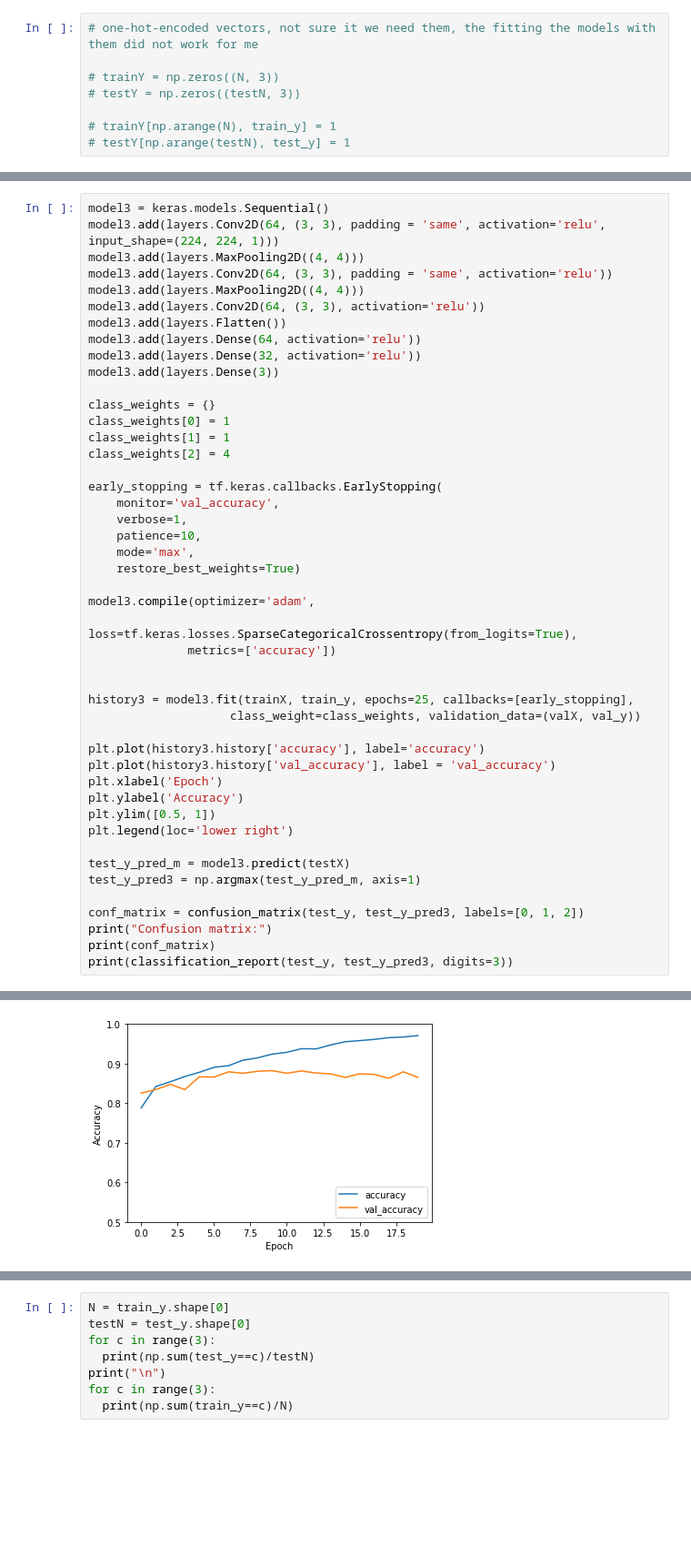
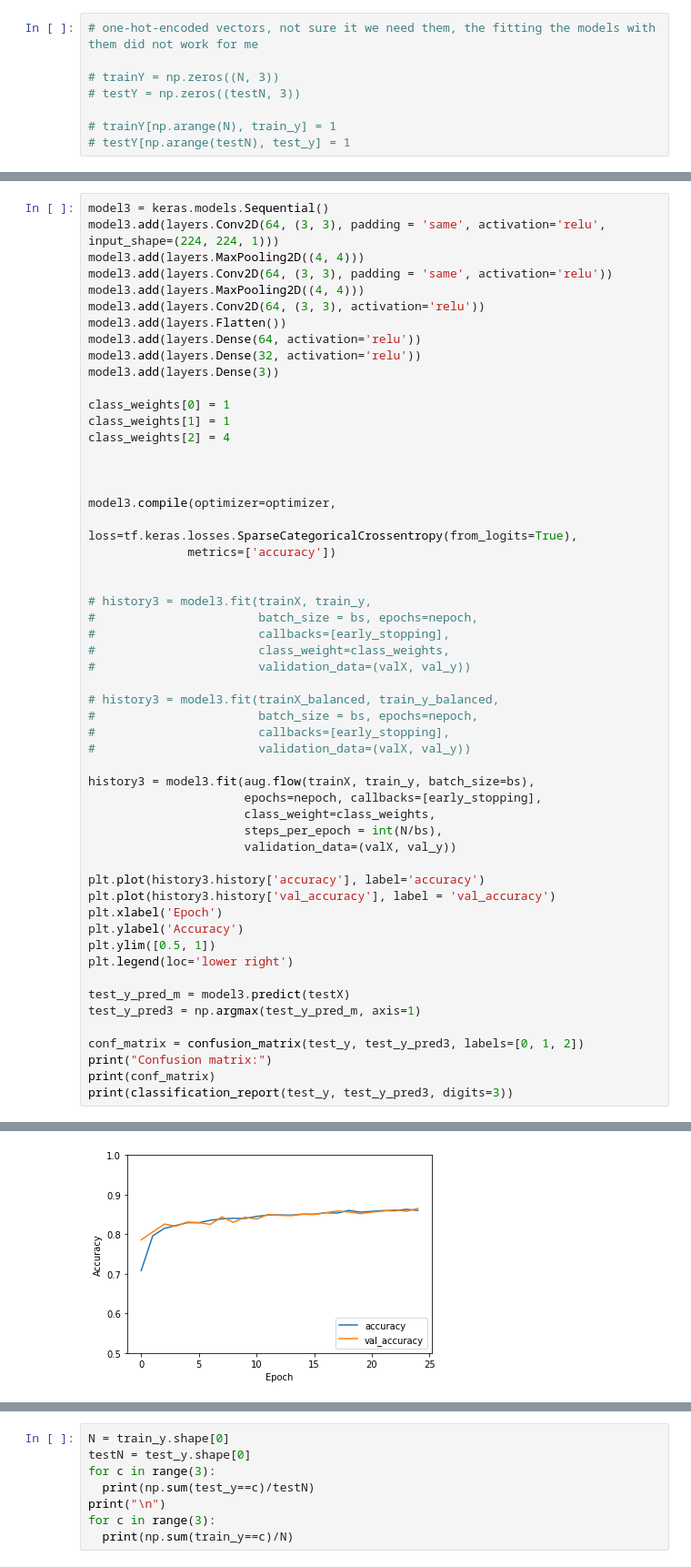
Before and after one commit to mimilazarova/DD2424-covid-xray-project, a Jupyter notebook: playground_colab_mimi.ipynb, the cells around one changed output, grey strips where cells are left out. Shown at 91% size. Drawn from its saved outputs; the diff is of its cells as text; blank space fills up the shorter version.

```diff
--- a/playground_colab_mimi.ipynb
+++ b/playground_colab_mimi.ipynb
@@ -149,25 +218,33 @@ model3.add(layers.Dense(64, activation='relu'))
 model3.add(layers.Dense(32, activation='relu'))
 model3.add(layers.Dense(3))
 
-class_weights = {}
 class_weights[0] = 1
 class_weights[1] = 1
 class_weights[2] = 4
 
-early_stopping = tf.keras.callbacks.EarlyStopping(
-    monitor='val_accuracy',
-    verbose=1,
-    patience=10,
-    mode='max',
-    restore_best_weights=True)
 
-model3.compile(optimizer='adam',
+
+model3.compile(optimizer=optimizer,
               loss=tf.keras.losses.SparseCategoricalCrossentropy(from_logits=True),
               metrics=['accuracy'])
 
 
-history3 = model3.fit(trainX, train_y, epochs=25, callbacks=[early_stopping],
-                    class_weight=class_weights, validation_data=(valX, val_y))
+# history3 = model3.fit(trainX, train_y,
+#                       batch_size = bs, epochs=nepoch,
+#                       callbacks=[early_stopping],
+#                       class_weight=class_weights,
+#                       validation_data=(valX, val_y))
+
+# history3 = model3.fit(trainX_balanced, train_y_balanced,
+#                       batch_size = bs, epochs=nepoch,
+#                       callbacks=[early_stopping],
+#                       validation_data=(valX, val_y))
+
+history3 = model3.fit(aug.flow(trainX, train_y, batch_size=bs),
+                      epochs=nepoch, callbacks=[early_stopping],
+                      class_weight=class_weights,
+                      steps_per_epoch = int(N/bs),
+                      validation_data=(valX, val_y))
 
 plt.plot(history3.history['accuracy'], label='accuracy')
 plt.plot(history3.history['val_accuracy'], label = 'val_accuracy')
@@ -204,4 +281,4 @@ weighted avg      0.861     0.853     0.842       231
-[figure, old version]
+[figure, new version]
 # %%
 X_input = layers.Input((224, 224, 1))
 
```
Also changed, not shown: parts of 24 cells of this notebook.
